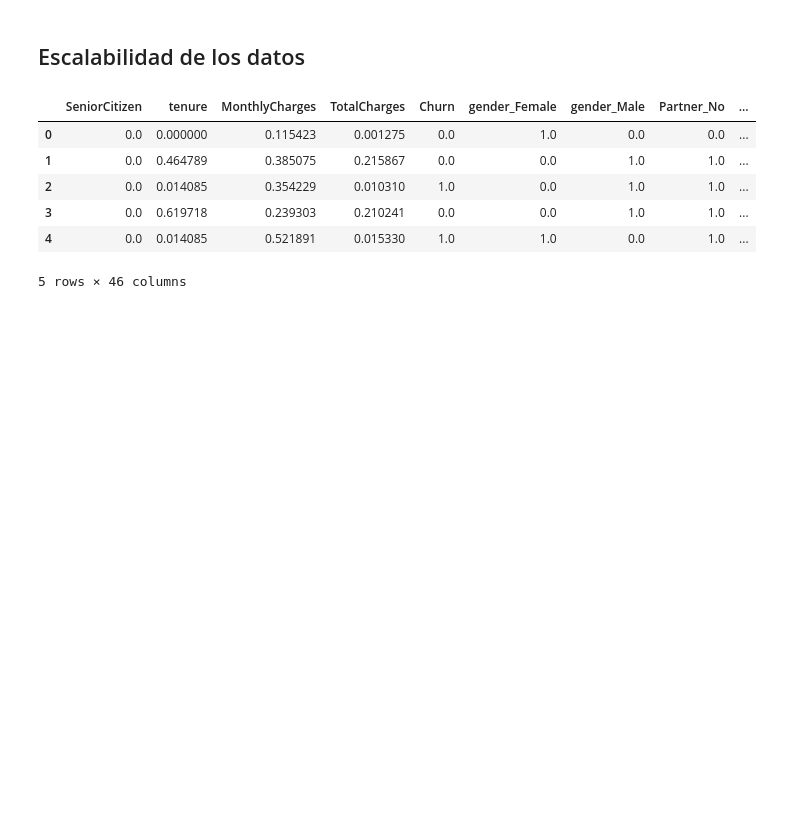
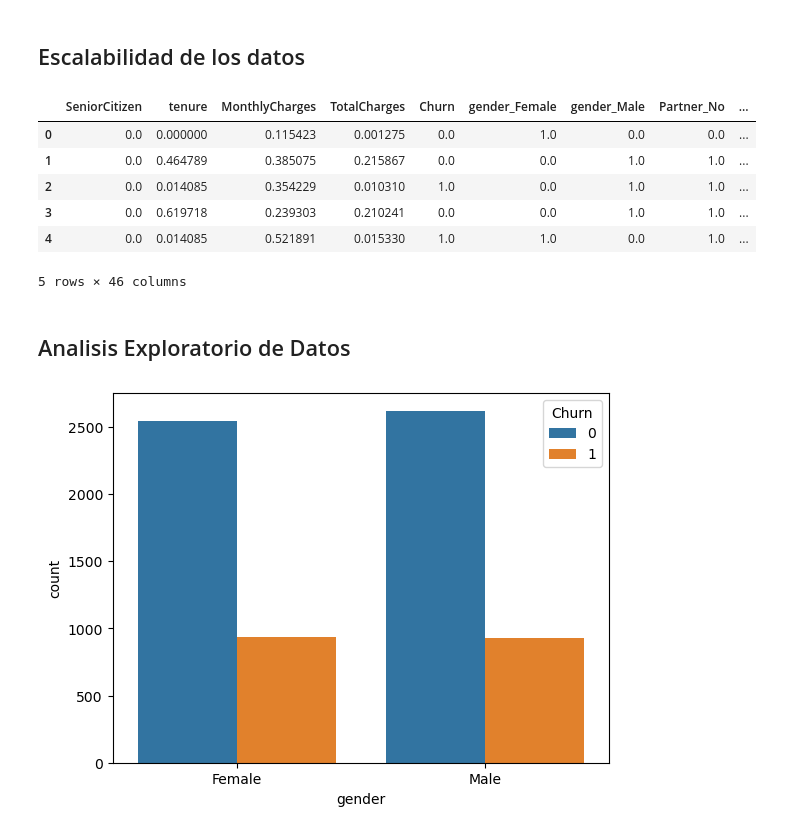
Before and after one commit to dparedes616/machine-learning, a Jupyter notebook: regresión_logistica/proyecto.ipynb, the cells around one changed output. Saved outputs shown, nothing was run; the diff lists cells and outputs as text; code cells hidden in the pictures; blank space fills up the shorter version.

Commit message:
Analisis exploratorio de datos

```diff
--- a/regresión_logistica/proyecto.ipynb
+++ b/regresión_logistica/proyecto.ipynb
@@ -168,3 +168,10 @@ df_processing_scaler.head(5)
 | 3 | 0.0 | 0.619718 | 0.239303 | 0.210241 | 0.0 | 0.0 | 1.0 | 1.0 | ... |
 | 4 | 0.0 | 0.014085 | 0.521891 | 0.015330 | 1.0 | 1.0 | 0.0 | 1.0 | ... |
 5 rows × 46 columns
+# %% [markdown]
+## Analisis Exploratorio de Datos
+# %%
+sns.countplot(data=df_raw, x="gender", hue="Churn")
+plt.show()
+# %% [output]
+[figure, added]
```
Also changed, not shown: parts of 2 cells of this notebook.
